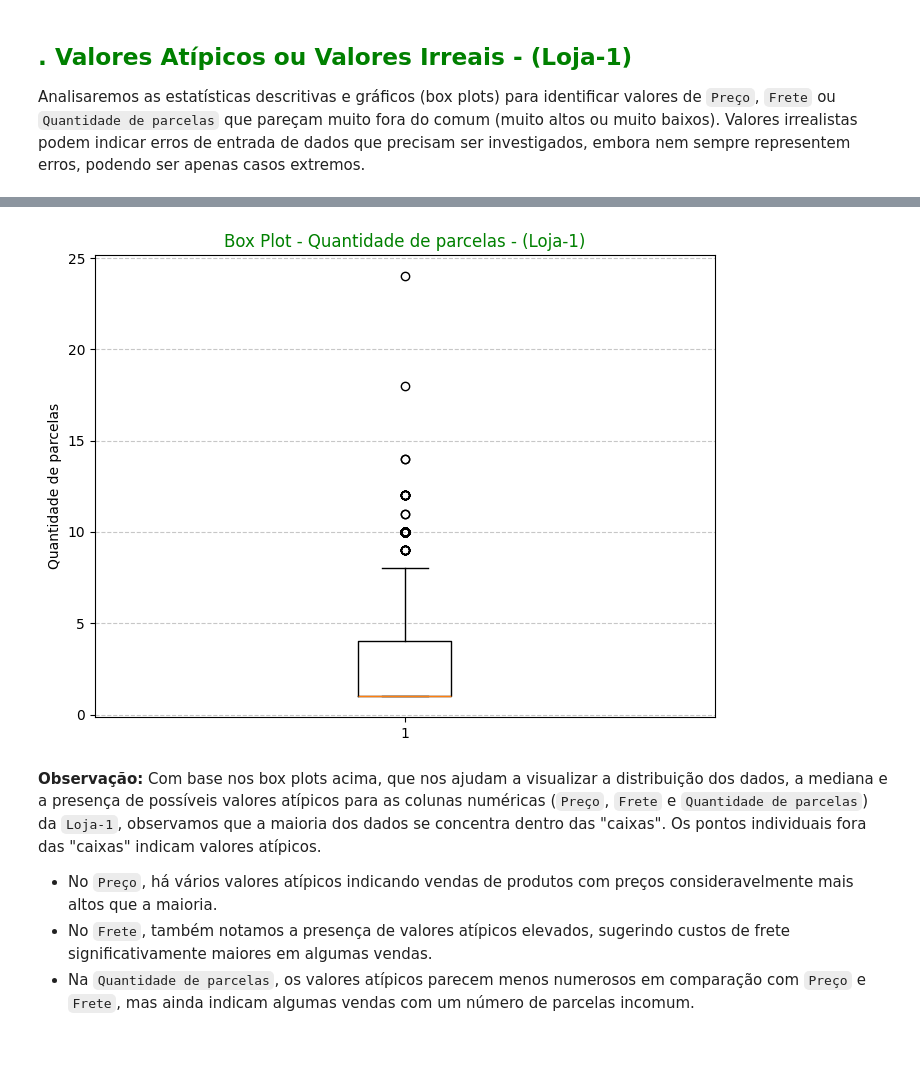
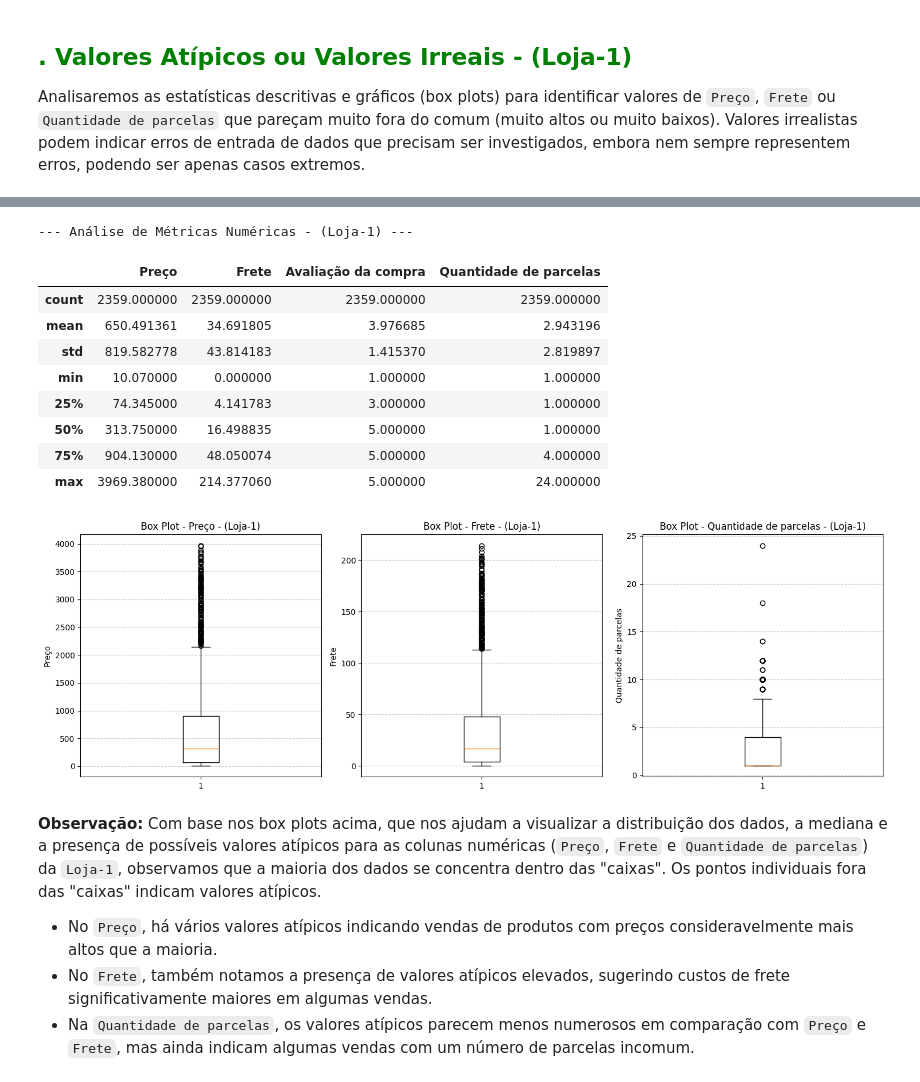
Before and after one commit to WBruni/Analise_Vendas_e_Desempenho_Loja, a Jupyter notebook: AluraStoreBrasil.ipynb, the cells around one changed output, grey strips where cells are left out. Drawn from its saved outputs; the diff is of its cells as text; code cells hidden in the pictures; blank space fills up the shorter version.

```diff
--- a/AluraStoreBrasil.ipynb
+++ b/AluraStoreBrasil.ipynb
@@ -119,5 +186,0 @@ A saída acima, gerada por `loja1.info()`, nos fornece um resumo conciso do Data
-# %%
-loja1['Data da Compra'] = pd.to_datetime(loja1['Data da Compra'], format='%d/%m/%Y')
-''' Transforma a coluna Data da Compra de tipo 'object' para 'datetime' '''
-
-loja1.info()
@@ -238,14 +311,40 @@ plt.show()
-# %%
-import matplotlib.pyplot as plt
-
-plt.figure(figsize=(8, 6))
-plt.boxplot(loja1['Quantidade de parcelas'])
-plt.title('Box Plot - Quantidade de parcelas - (Loja-1)', color = 'green')
-plt.ylabel('Quantidade de parcelas')
-plt.grid(axis='y', linestyle='--', alpha=0.7)
-plt.show()
-# %% [output]
-[figure, removed]
+# %%
+def analisar_metricas_numericas(df, nome_loja):
+  """
+  Analisa estatísticas descritivas e valores atípicos em colunas numéricas.
+
+  Args:
+    df: DataFrame da loja.
+    nome_loja: Nome da loja para exibição nos plots.
+  """
+  colunas_numericas = ['Preço', 'Frete', 'Avaliação da compra', 'Quantidade de parcelas']
+  print(f"\n--- Análise de Métricas Numéricas - ({nome_loja}) ---")
+  display(df[colunas_numericas].describe())
+
+  # Box plots
+  plt.figure(figsize=(15, 5))
+  for i, coluna in enumerate(['Preço', 'Frete', 'Quantidade de parcelas']):
+      plt.subplot(1, 3, i + 1)
+      plt.boxplot(df[coluna])
+      plt.title(f'Box Plot - {coluna} - ({nome_loja})')
+      plt.ylabel(coluna)
+      plt.grid(axis='y', linestyle='--', alpha=0.7)
+  plt.tight_layout()
+  plt.show()
+# %%
+analisar_metricas_numericas(loja1, 'Loja-1')
+# %% [output]
+--- Análise de Métricas Numéricas - (Loja-1) ---
+|  | Preço | Frete | Avaliação da compra | Quantidade de parcelas |
+| count | 2359.000000 | 2359.000000 | 2359.000000 | 2359.000000 |
+| mean | 650.491361 | 34.691805 | 3.976685 | 2.943196 |
+| std | 819.582778 | 43.814183 | 1.415370 | 2.819897 |
+| min | 10.070000 | 0.000000 | 1.000000 | 1.000000 |
+| 25% | 74.345000 | 4.141783 | 3.000000 | 1.000000 |
+| 50% | 313.750000 | 16.498835 | 5.000000 | 1.000000 |
+| 75% | 904.130000 | 48.050074 | 5.000000 | 4.000000 |
+| max | 3969.380000 | 214.377060 | 5.000000 | 24.000000 |
+[figure, added]
 # %% [markdown]
 **Observação:** Com base nos box plots acima, que nos ajudam a visualizar a distribuição dos dados, a mediana e a presença de possíveis valores atípicos para as colunas numéricas (`Preço`, `Frete` e `Quantidade de parcelas`) da `Loja-1`, observamos que a maioria dos dados se concentra dentro das "caixas". Os pontos individuais fora das "caixas" indicam valores atípicos.
 
```
Also changed, not shown: parts of 50 cells of this notebook.
